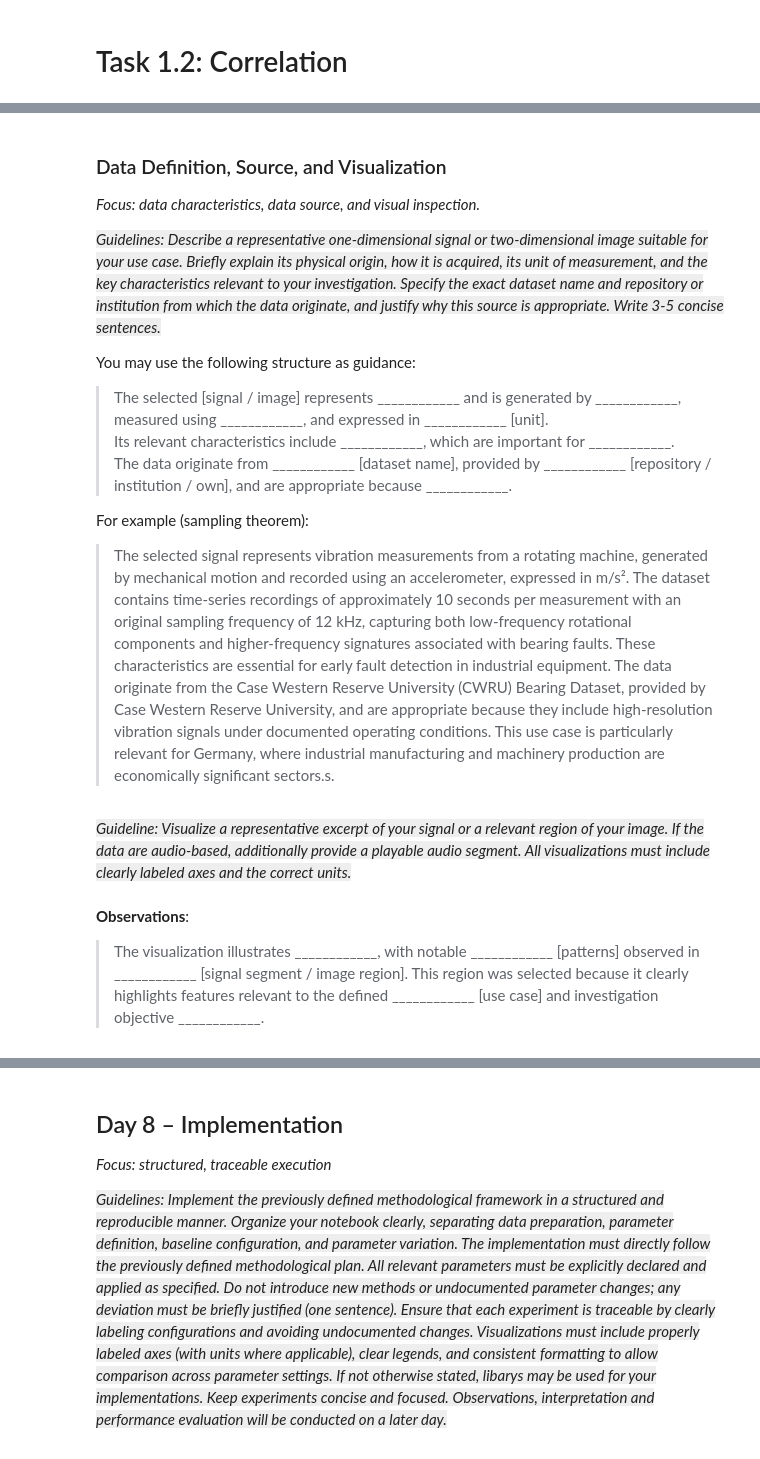
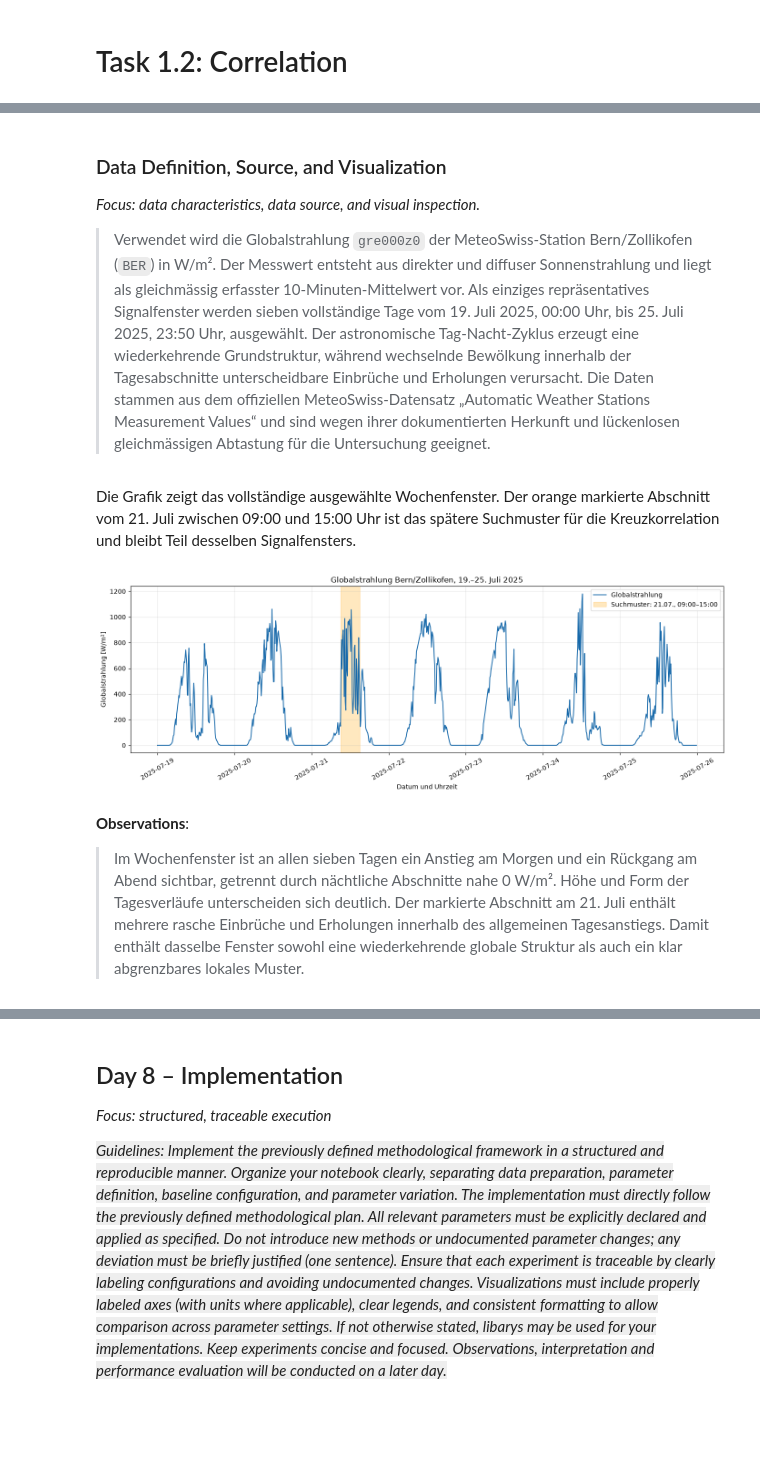
Before and after one commit to Haris-1-1/gbsv, a Jupyter notebook: gbsv_mc1/notebooks/02_correlation.ipynb, the cells around one changed output, grey strips where cells are left out. Saved outputs shown, nothing was run; the diff lists cells and outputs as text; code cells hidden in the pictures; blank space fills up the shorter version.

```diff
--- a/gbsv_mc1/notebooks/02_correlation.ipynb
+++ b/gbsv_mc1/notebooks/02_correlation.ipynb
@@ -59,22 +25,58 @@ For example (sampling theorem):
 ### Data Definition, Source, and Visualization
 *Focus: data characteristics, data source, and visual inspection.*
 
-<span style="background-color: #eeeeee;">*Guidelines: Describe a representative one-dimensional signal or two-dimensional image suitable for your use case. Briefly explain its physical origin, how it is acquired, its unit of measurement, and the key characteristics relevant to your investigation. Specify the exact dataset name and repository or institution from which the data originate, and justify why this source is appropriate. Write 3-5 concise sentences.*</span>
-
-You may use the following structure as guidance:
-
-> The selected [signal / image] represents ____________ and is generated by ____________, measured using ____________, and expressed in ____________ [unit].
-> Its relevant characteristics include ____________, which are important for ____________.
-> The data originate from ____________ [dataset name], provided by ____________ [repository / institution / own], and are appropriate because ____________.
-
-For example (sampling theorem):
-
-> The selected signal represents vibration measurements from a rotating machine, generated by mechanical motion and recorded using an accelerometer, expressed in m/s². The dataset contains time-series recordings of approximately 10 seconds per measurement with an original sampling frequency of 12 kHz, capturing both low-frequency rotational components and higher-frequency signatures associated with bearing faults. These characteristics are essential for early fault detection in industrial equipment. The data originate from the Case Western Reserve University (CWRU) Bearing Dataset, provided by Case Western Reserve University, and are appropriate because they include high-resolution vibration signals under documented operating conditions. This use case is particularly relevant for Germany, where industrial manufacturing and machinery production are economically significant sectors.s.
+> Verwendet wird die Globalstrahlung `gre000z0` der MeteoSwiss-Station Bern/Zollikofen (`BER`) in W/m². Der Messwert entsteht aus direkter und diffuser Sonnenstrahlung und liegt als gleichmässig erfasster 10-Minuten-Mittelwert vor. Als einziges repräsentatives Signalfenster werden sieben vollständige Tage vom 19. Juli 2025, 00:00 Uhr, bis 25. Juli 2025, 23:50 Uhr, ausgewählt. Der astronomische Tag-Nacht-Zyklus erzeugt eine wiederkehrende Grundstruktur, während wechselnde Bewölkung innerhalb der Tagesabschnitte unterscheidbare Einbrüche und Erholungen verursacht. Die Daten stammen aus dem offiziellen MeteoSwiss-Datensatz „Automatic Weather Stations Measurement Values“ und sind wegen ihrer dokumentierten Herkunft und lückenlosen gleichmässigen Abtastung für die Untersuchung geeignet.
-# %% [markdown]
-<span style="background-color: #eeeeee;">*Guideline: Visualize a representative excerpt of your signal or a relevant region of your image. If the data are audio-based, additionally provide a playable audio segment. All visualizations must include clearly labeled axes and the correct units.*</span>
+# %% [markdown]
+Die Grafik zeigt das vollständige ausgewählte Wochenfenster. Der orange markierte Abschnitt vom 21. Juli zwischen 09:00 und 15:00 Uhr ist das spätere Suchmuster für die Kreuzkorrelation und bleibt Teil desselben Signalfensters.
 # %%
-### code placeholder
+import pandas as pd
+import matplotlib.pyplot as plt
+
+data = pd.read_csv(
+    "../data/solarstrahlung_bern_2025.csv",
+    sep=";"
+)
+data["time"] = pd.to_datetime(
+    data["reference_timestamp"],
+    dayfirst=True
+)
+
+window_start = pd.Timestamp("2025-07-19 00:00")
+window_end = pd.Timestamp("2025-07-26 00:00")
+template_start = pd.Timestamp("2025-07-21 09:00")
+template_end = pd.Timestamp("2025-07-21 15:00")
+
+signal_window = data[
+    (data["time"] >= window_start)
+    & (data["time"] < window_end)
+].copy()
+
+plt.figure(figsize=(14, 5))
+plt.plot(
+    signal_window["time"],
+    signal_window["gre000z0"],
+    color="#1769aa",
+    linewidth=1.4,
+    label="Globalstrahlung"
+)
+plt.axvspan(
+    template_start,
+    template_end,
+    color="orange",
+    alpha=0.25,
+    label="Suchmuster: 21.07., 09:00–15:00"
+)
+plt.title("Globalstrahlung Bern/Zollikofen, 19.–25. Juli 2025")
+plt.xlabel("Datum und Uhrzeit")
+plt.ylabel("Globalstrahlung [W/m²]")
+plt.legend(loc="upper right")
+plt.grid(alpha=0.3)
+plt.xticks(rotation=30)
+plt.tight_layout()
+plt.show()
+# %% [output]
+[figure, added]
 # %% [markdown]
 **Observations**:
-> The visualization illustrates ____________, with notable ____________ [patterns] observed in ____________ [signal segment / image region]. This region was selected because it clearly highlights features relevant to the defined ____________ [use case] and investigation objective ____________.
+> Im Wochenfenster ist an allen sieben Tagen ein Anstieg am Morgen und ein Rückgang am Abend sichtbar, getrennt durch nächtliche Abschnitte nahe 0 W/m². Höhe und Form der Tagesverläufe unterscheiden sich deutlich. Der markierte Abschnitt am 21. Juli enthält mehrere rasche Einbrüche und Erholungen innerhalb des allgemeinen Tagesanstiegs. Damit enthält dasselbe Fenster sowohl eine wiederkehrende globale Struktur als auch ein klar abgrenzbares lokales Muster.
 # %% [markdown]
```
Also changed, not shown: parts of 12 cells of this notebook, 1 other file.
